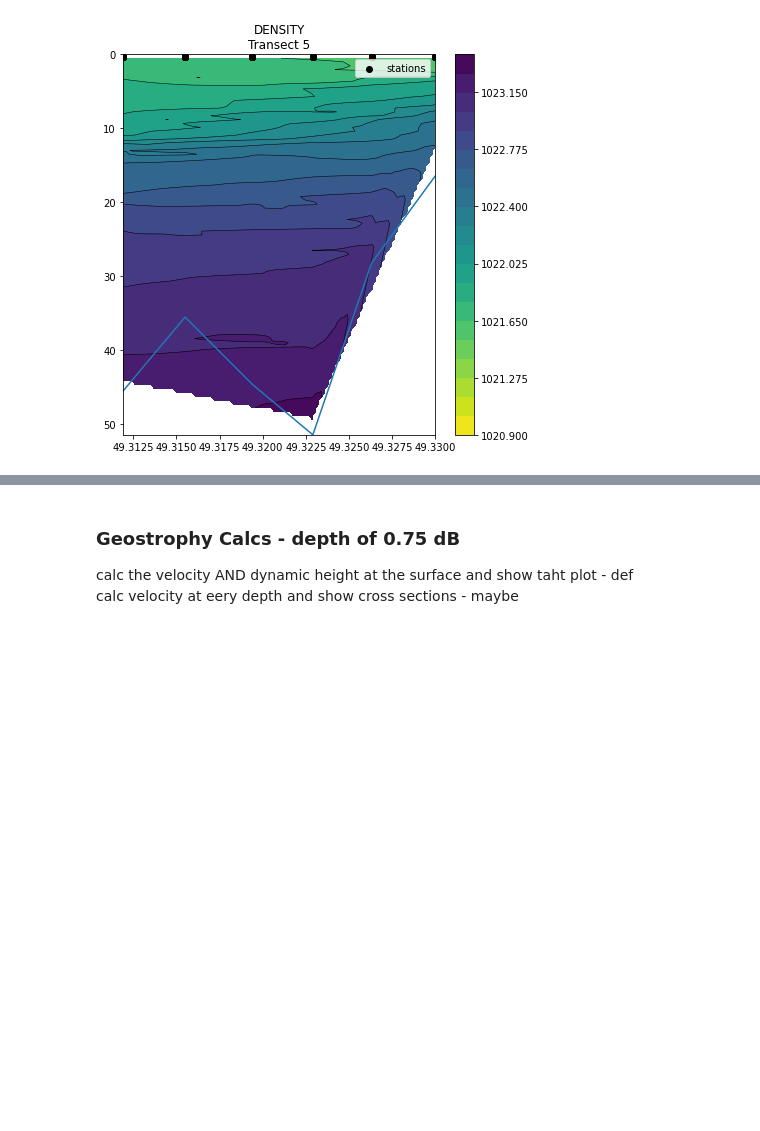
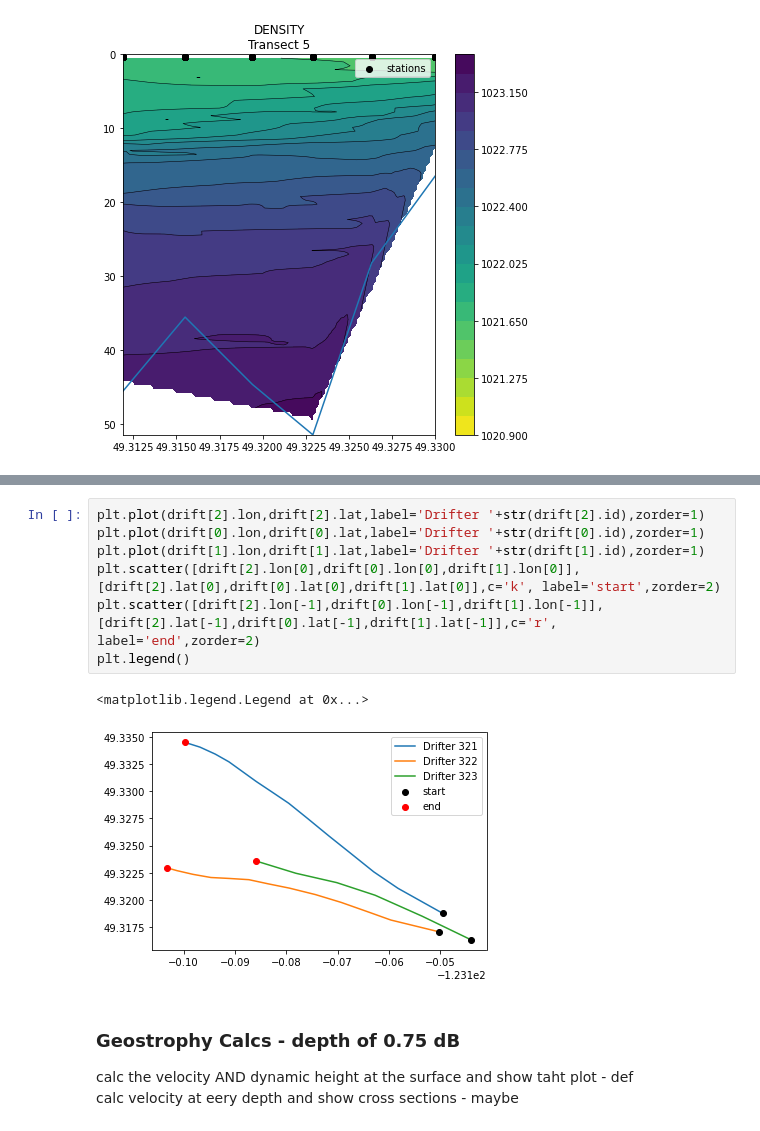
Before and after one commit to rbeutel/EOSC573, a Jupyter notebook: project/CTDanalysis.ipynb, the cells around one changed output, grey strips where cells are left out. Drawn from its saved outputs; the diff is of its cells as text; blank space fills up the shorter version.

```diff
--- a/project/CTDanalysis.ipynb
+++ b/project/CTDanalysis.ipynb
@@ -463,3 +513,13 @@ plt.legend()
+# %%
+plt.plot(drift[2].lon,drift[2].lat,label='Drifter '+str(drift[2].id),zorder=1)
+plt.plot(drift[0].lon,drift[0].lat,label='Drifter '+str(drift[0].id),zorder=1)
+plt.plot(drift[1].lon,drift[1].lat,label='Drifter '+str(drift[1].id),zorder=1)
+plt.scatter([drift[2].lon[0],drift[0].lon[0],drift[1].lon[0]],[drift[2].lat[0],drift[0].lat[0],drift[1].lat[0]],c='k', label='start',zorder=2)
+plt.scatter([drift[2].lon[-1],drift[0].lon[-1],drift[1].lon[-1]],[drift[2].lat[-1],drift[0].lat[-1],drift[1].lat[-1]],c='r', label='end',zorder=2)
+plt.legend()
+# %% [output]
+<matplotlib.legend.Legend at 0x...>
+[figure, added]
 # %% [markdown]
 ### Geostrophy Calcs - depth of 0.75 dB
 calc the velocity AND dynamic height at the surface and show taht plot - def <br>
```
Also changed, not shown: parts of 15 cells of this notebook, 1 other file.
